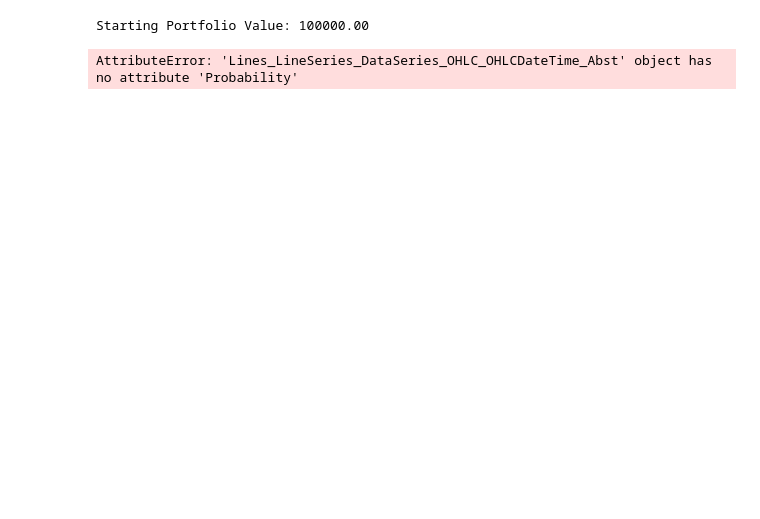
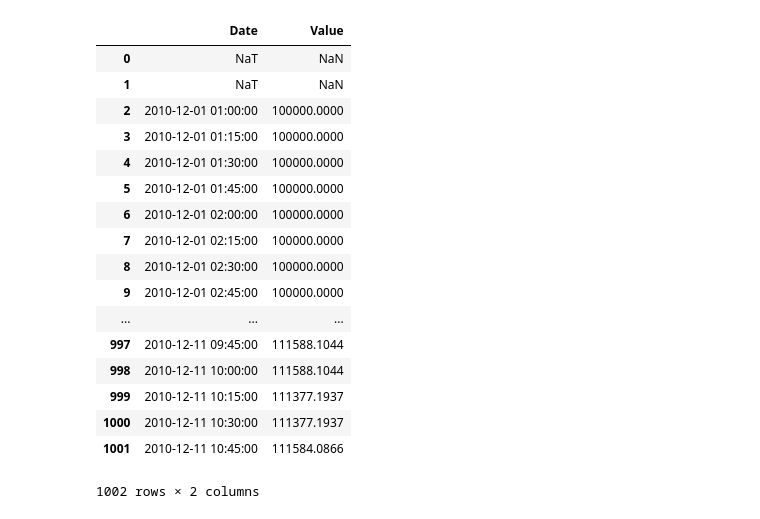
Before and after one commit to warproxxx/Energy-Prediction, a Jupyter notebook: temp_data/bt(1).ipynb, the cells around one changed output. Cells and saved outputs as stored; diff of their text form; code cells hidden in the pictures; blank space fills up the shorter version.

```diff
--- a/temp_data/bt(1).ipynb
+++ b/temp_data/bt(1).ipynb
@@ -119,30 +173,23 @@ data = PandasData_Signal(dataname=df, datetime=0 ,open=1, high=2, low=3, close=4
-# %%
-# Create a cerebro entity
-cerebro = bt.Cerebro()
-
-# Add a strategy
-cerebro.addstrategy(TestStrategy)
-
-# Add the Data Feed to Cerebro
-cerebro.adddata(data)
-
-# Set our desired cash start
-cerebro.broker.setcash(100000.0)
-
-# Add a FixedSize sizer according to the stake
-cerebro.addsizer(bt.sizers.FixedSize, stake=10)
-
-# Set the commission - 0.1% ... divide by 100 to remove the %
-cerebro.broker.setcommission(commission=0.001)
-
-# Print out the starting conditions
-print('Starting Portfolio Value: %.2f' % cerebro.broker.getvalue())
-
-# Run over everything
-cerebro.run()
-
-# Print out the final result
-print('Final Portfolio Value: %.2f' % cerebro.broker.getvalue())
-# %% [output]
-Starting Portfolio Value: 100000.00
-AttributeError: 'Lines_LineSeries_DataSeries_OHLC_OHLCDateTime_Abst' object has no attribute 'Probability'
+# %%
+d = rr[0].get_cash_record()
+# %%
+d
+# %% [output]
+|  | Date | Value |
+| 0 | NaT | NaN |
+| 1 | NaT | NaN |
+| 2 | 2010-12-01 01:00:00 | 100000.0000 |
+| 3 | 2010-12-01 01:15:00 | 100000.0000 |
+| 4 | 2010-12-01 01:30:00 | 100000.0000 |
+| 5 | 2010-12-01 01:45:00 | 100000.0000 |
+| 6 | 2010-12-01 02:00:00 | 100000.0000 |
+| 7 | 2010-12-01 02:15:00 | 100000.0000 |
+| 8 | 2010-12-01 02:30:00 | 100000.0000 |
+| 9 | 2010-12-01 02:45:00 | 100000.0000 |
+| ... | ... | ... |
+| 997 | 2010-12-11 09:45:00 | 111588.1044 |
+| 998 | 2010-12-11 10:00:00 | 111588.1044 |
+| 999 | 2010-12-11 10:15:00 | 111377.1937 |
+| 1000 | 2010-12-11 10:30:00 | 111377.1937 |
+| 1001 | 2010-12-11 10:45:00 | 111584.0866 |
+1002 rows × 2 columns
```
Also changed, not shown: parts of 3 cells of this notebook, 4 other files.
